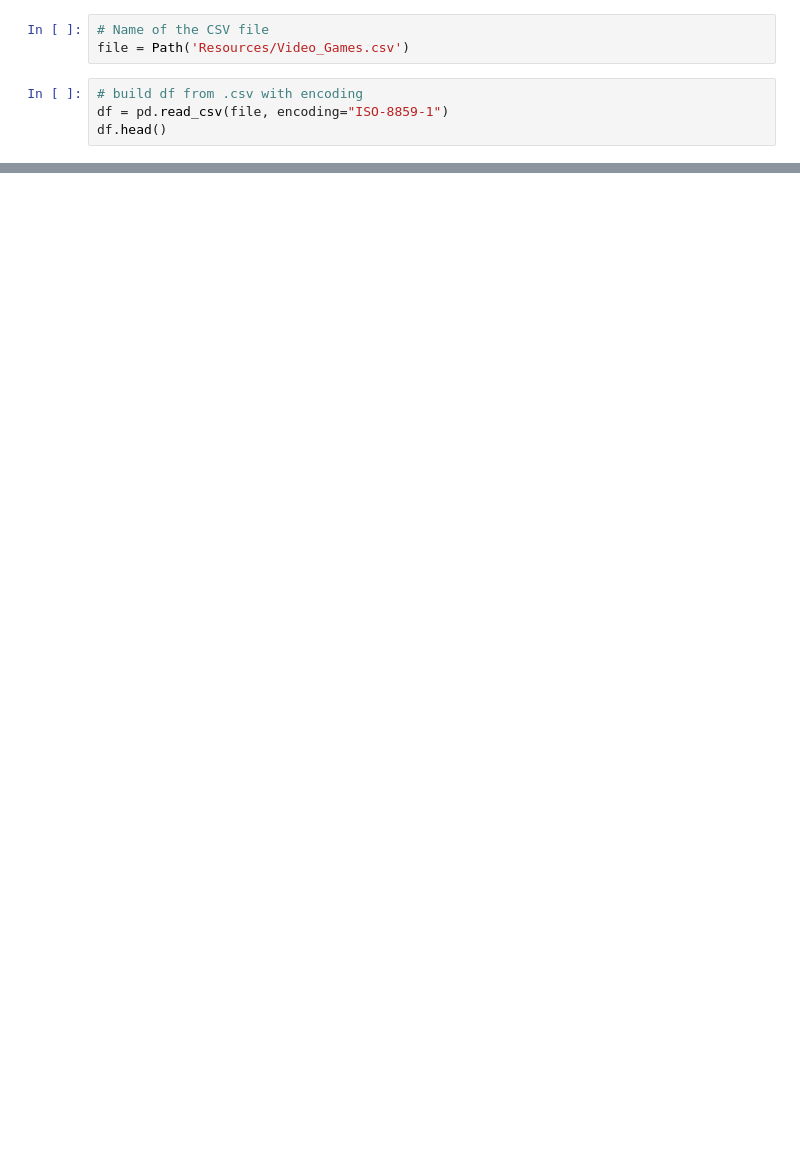
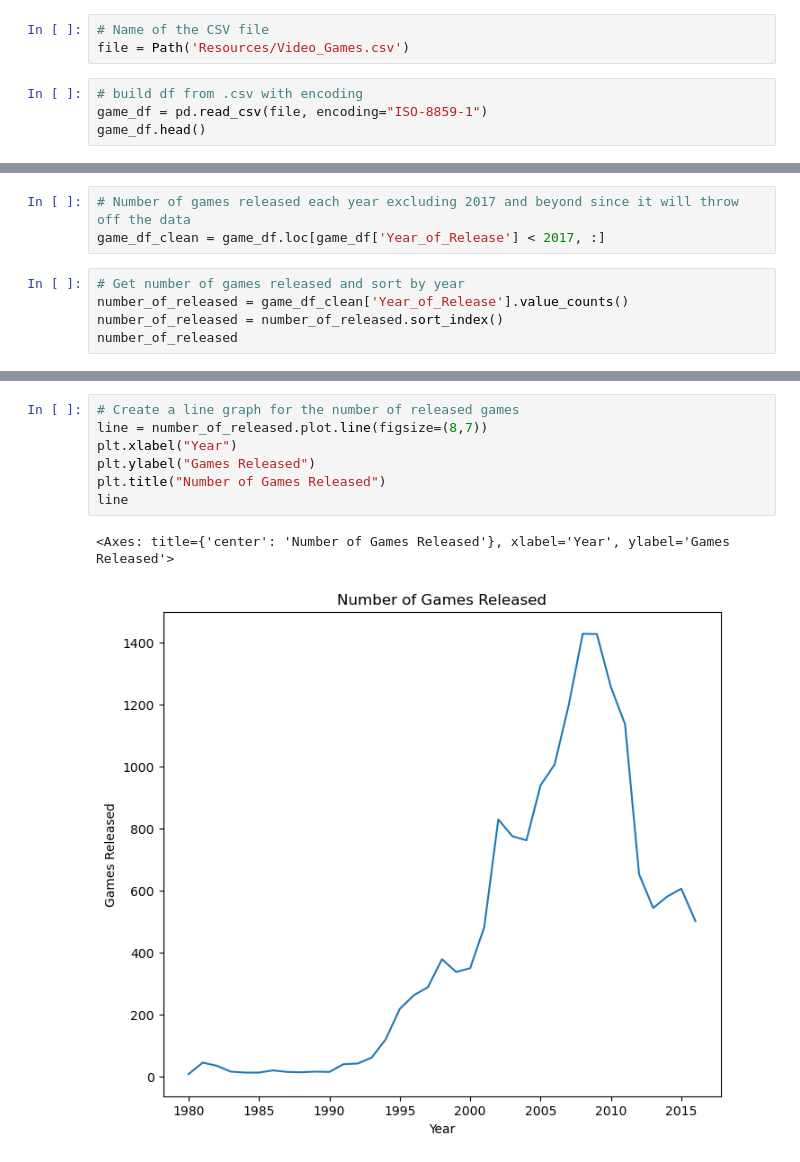
Before and after one commit to joey-october85/Project01_Team04, a Jupyter notebook: main.ipynb, the cells around one changed output, grey strips where cells are left out. Drawn from its saved outputs; the diff is of its cells as text; blank space fills up the shorter version.

```diff
--- a/main.ipynb
+++ b/main.ipynb
@@ -9,8 +9,8 @@ import numpy as np
 file = Path('Resources/Video_Games.csv')
 # %%
 # build df from .csv with encoding
-df = pd.read_csv(file, encoding="ISO-8859-1")
-df.head()
+game_df = pd.read_csv(file, encoding="ISO-8859-1")
+game_df.head()
 # %% [output]
 |  | Name | Platform | Year_of_Release | Genre | Publisher | NA_Sales | EU_Sales | JP_Sales | Other_Sales | ... |
 | 0 | Wii Sports | Wii | 2006.0 | Sports | Nintendo | 41.36 | 28.96 | 3.77 | 8.45 | ... |
@@ -27,0 +21,8 @@ scores_df = game_2k_df[['Name','Genre','Year_of_Release', 'Critic_Score','Critic
+# %%
+# Number of games released each year excluding 2017 and beyond since it will throw off the data
+game_df_clean = game_df.loc[game_df['Year_of_Release'] < 2017, :]
+# %%
+# Get number of games released and sort by year
+number_of_released = game_df_clean['Year_of_Release'].value_counts()
+number_of_released = number_of_released.sort_index()
+number_of_released
@@ -27,0 +47,10 @@ scores_df = game_2k_df[['Name','Genre','Year_of_Release', 'Critic_Score','Critic
+# %%
+# Create a line graph for the number of released games
+line = number_of_released.plot.line(figsize=(8,7))
+plt.xlabel("Year")
+plt.ylabel("Games Released")
+plt.title("Number of Games Released")
+line
+# %% [output]
+<Axes: title={'center': 'Number of Games Released'}, xlabel='Year', ylabel='Games Released'>
+[figure, added]
```
Also changed, not shown: parts of 5 cells of this notebook.
